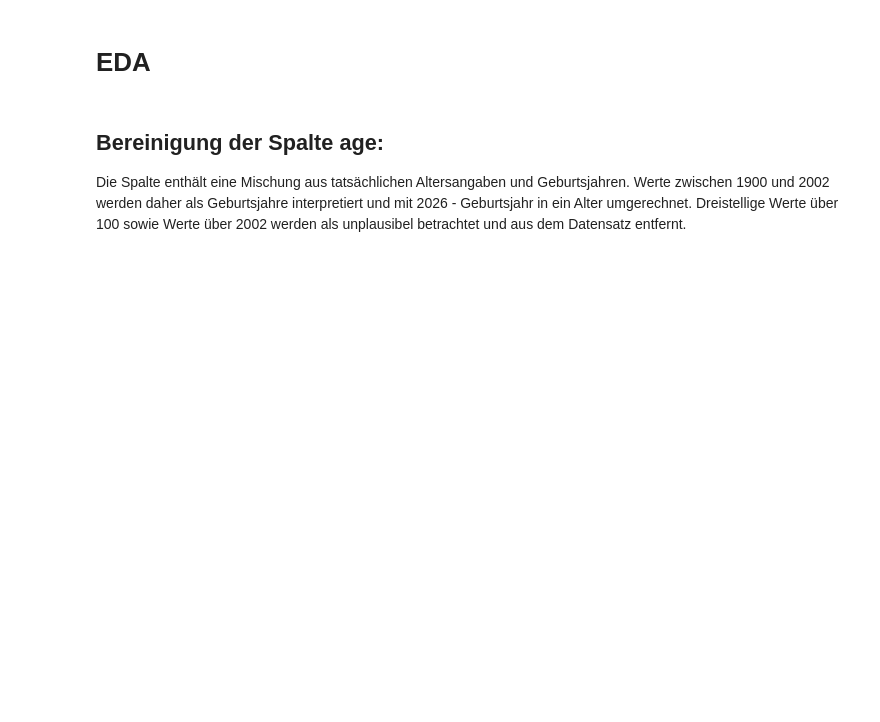
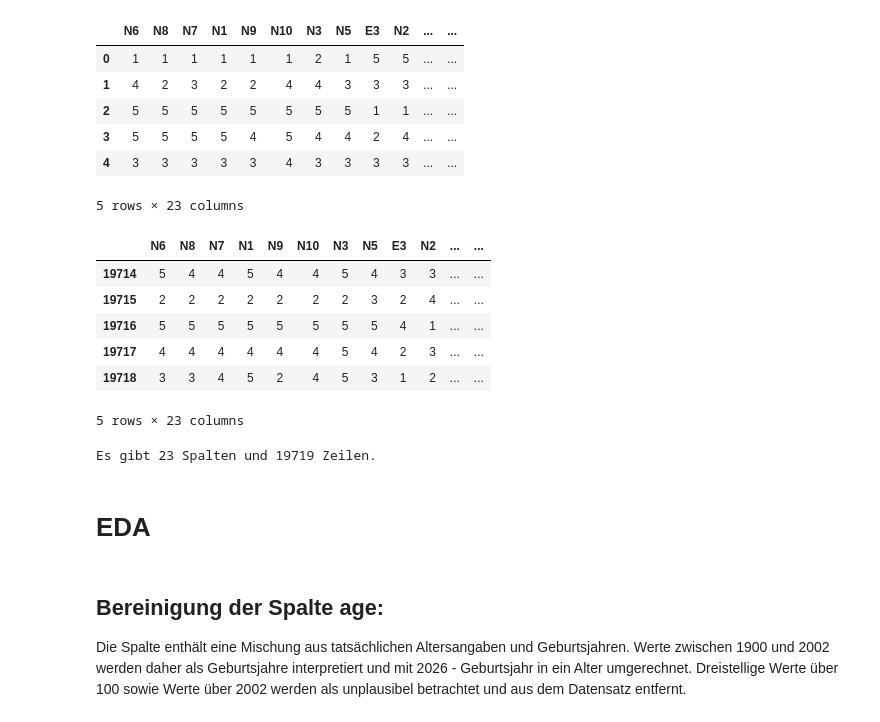
Before and after one commit to MaWeDu/big-five-personality, a Jupyter notebook: MP/MP EDA Personality.ipynb, the cells around one changed output. Saved outputs shown, nothing was run; the diff lists cells and outputs as text; code cells hidden in the pictures; blank space fills up the shorter version.

```diff
--- a/MP/MP EDA Personality.ipynb
+++ b/MP/MP EDA Personality.ipynb
@@ -42,3 +79,30 @@ print("Anzahl aller 0-Werte:", (df == 0).sum().sum())
+# %%
+df.head()
+display(df.head())
+
+df.tail()
+display(df.tail())
+# %% [output]
+|  | N6 | N8 | N7 | N1 | N9 | N10 | N3 | N5 | E3 | N2 | ... | ... |
+| 0 | 1 | 1 | 1 | 1 | 1 | 1 | 2 | 1 | 5 | 5 | ... | ... |
+| 1 | 4 | 2 | 3 | 2 | 2 | 4 | 4 | 3 | 3 | 3 | ... | ... |
+| 2 | 5 | 5 | 5 | 5 | 5 | 5 | 5 | 5 | 1 | 1 | ... | ... |
+| 3 | 5 | 5 | 5 | 5 | 4 | 5 | 4 | 4 | 2 | 4 | ... | ... |
+| 4 | 3 | 3 | 3 | 3 | 3 | 4 | 3 | 3 | 3 | 3 | ... | ... |
+5 rows × 23 columns
+|  | N6 | N8 | N7 | N1 | N9 | N10 | N3 | N5 | E3 | N2 | ... | ... |
+| 19714 | 5 | 4 | 4 | 5 | 4 | 4 | 5 | 4 | 3 | 3 | ... | ... |
+| 19715 | 2 | 2 | 2 | 2 | 2 | 2 | 2 | 3 | 2 | 4 | ... | ... |
+| 19716 | 5 | 5 | 5 | 5 | 5 | 5 | 5 | 5 | 4 | 1 | ... | ... |
+| 19717 | 4 | 4 | 4 | 4 | 4 | 4 | 5 | 4 | 2 | 3 | ... | ... |
+| 19718 | 3 | 3 | 4 | 5 | 2 | 4 | 5 | 3 | 1 | 2 | ... | ... |
+5 rows × 23 columns
+# %%
+rows, columns = df.shape
+
+print(f"Es gibt {columns} Spalten und {rows} Zeilen.")
+# %% [output]
+Es gibt 23 Spalten und 19719 Zeilen.
 # %% [markdown]
 # EDA
 # %% [markdown]
```
Also changed, not shown: parts of 28 cells of this notebook, 4 other files.
